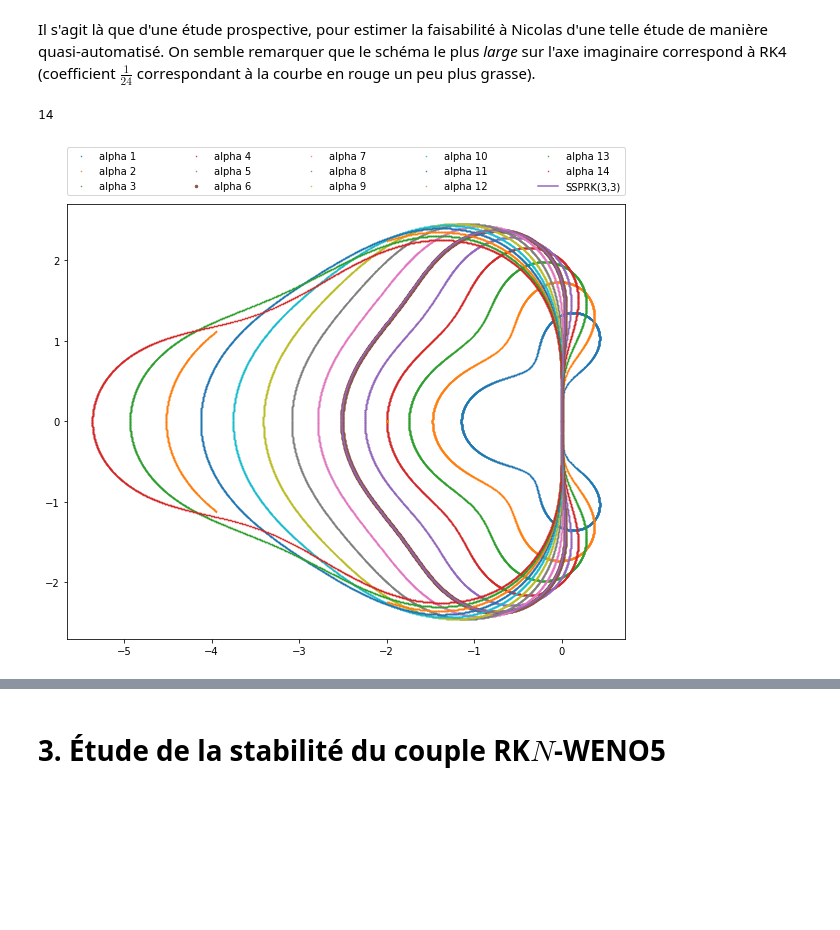
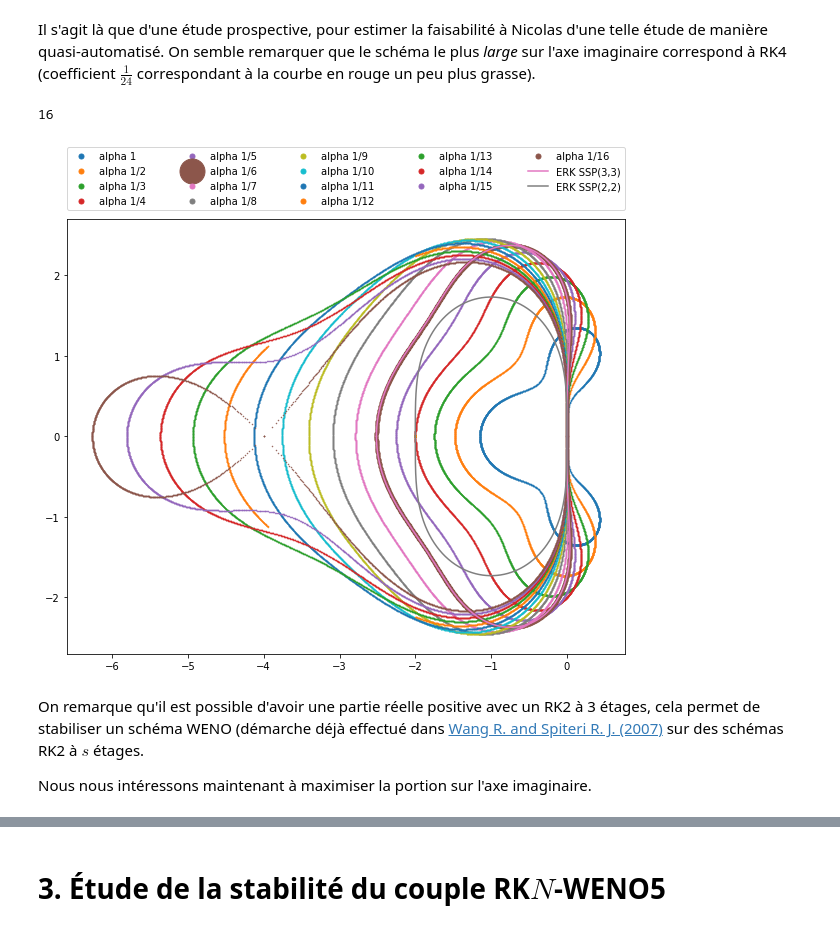
Before and after one commit to kivvix/miMaS, a Jupyter notebook: cfl_weno/cfl.ipynb, the cells around one changed output, grey strips where cells are left out. Cells and saved outputs as stored; diff of their text form; code cells hidden in the pictures; blank space fills up the shorter version.

```diff
--- a/cfl_weno/cfl.ipynb
+++ b/cfl_weno/cfl.ipynb
@@ -371,12 +399,14 @@ b2 = b(2)
 b3 = b(3)
 b4 = b(4)
 
+save_figsize = plt.rcParams['figure.figsize']
+plt.rcParams['figure.figsize'] = [10, 8]
 plt.plot(*reim(b1),label="RK1")
 plt.plot(*reim(b2),label="RK2")
 plt.plot(*reim(b3),label="RK3")
 plt.plot(*reim(b4),label="RK4")
-#plt.xlim([-0.1,0.1])
-#plt.axis('equal')
+plt.axis('equal')
 plt.legend(bbox_to_anchor=(0., 1.02, 1.,.102),loc=3,ncol=4,mode="expand",borderaxespad=0.)
 plt.show()
+plt.rcParams['figure.figsize'] = save_figsize
 # %% [output]
@@ -413,10 +443,6 @@ $$
 je dois explorer une autre méthode.
 # %%
 p5 = poly_carac(5)
-theta = sp.symbols("\\theta",real=True)
-theta = sp.Rational(2,100) # just test for a special value of theta
-sp.Poly((p5-sp.exp(I*theta)).evalf(),z,domain="CC")
-
 b5set = sp.solveset(p5-sp.exp(I*theta),z)
 b5set
 # %% [output]
@@ -496,11 +520,9 @@ p = un1.subs(lamb*dt,z).expand().collect(un).collect(z)/un
 
 def b_poly(p):
   bset = sp.solveset(sp.Eq(p,sp.exp(I*theta)),z)
-
   bcurve = []
-  for b in [ sp.lambdify(theta,b,'numpy') for b in bset ] :
-    tmp = b(data.phi)
-    bcurve.extend(tmp.tolist())
+  for (i,b) in enumerate([ sp.lambdify(theta,b,'numpy') for b in bset ]) :
+    bcurve.extend(b(data.phi))
   return np.array(sorted(bcurve,key=lambda z:np.angle(z+1)))
 
 b34 = b_poly(p)
@@ -508,10 +530,12 @@ b3  = b_poly(poly_carac(3)) # juste pour exemple pour montrer que l'équivalence
 
 save_figsize = plt.rcParams['figure.figsize']
 plt.rcParams['figure.figsize'] = [10, 8]
-plt.plot(*reim(b34),label="SSPRK(3,4)")
-plt.plot(*reim(b3),label="SSPRK(3,3)")
-plt.plot(*reim(b4),label="SSPRK(4,4)")
+plt.plot(*reim(b34),label="ERK SSP(4,3)")
+plt.plot(*reim(b3),label="ERK SSP(3,3)")
+plt.plot(*reim(b4),label="ERK SSP(4,4)")
 plt.legend(bbox_to_anchor=(0., 1.02, 1.,.102),loc=3,ncol=3,mode="expand",borderaxespad=0.)
+plt.plot(*reim(-1.923*weno.data),label="WENO")
+plt.axis('equal')
 plt.show()
 plt.rcParams['figure.figsize'] = save_figsize
 # %% [output]
@@ -538,10 +564,10 @@ for n in range(1,57,1):
   else:
     msize = 1
   bn = b_poly(p.subs(a,sp.Rational(1,n)))
-  plt.plot(*reim(bn),'.',markersize=msize,label="alpha %i"%n)
+  plt.plot(*reim(bn),'.',markersize=msize,label="alpha {}".format(sp.Rational(1,n)))
 print()
-plt.plot(*reim(b3),label="SSPRK(3,3)")
-plt.legend(bbox_to_anchor=(0., 1.02, 1.,.102),loc=3,ncol=5,mode="expand",borderaxespad=0.)
+plt.plot(*reim(b3),label="ERK SSP(3,3)")
+plt.legend(bbox_to_anchor=(0., 1.02, 1.,.102),loc=3,ncol=5,mode="expand",borderaxespad=0.,markerscale=10)
 plt.show()
 plt.rcParams['figure.figsize'] = save_figsize
 # %% [output]
@@ -552,27 +578,34 @@ Il s'agit là que d'une étude prospective, pour estimer la faisabilité à Nico
 # %%
 """
   même étude pour RK2 à 3 étages
 """
 
-a = sp.symbols("\\alpha")
+a = sp.symbols("\\alpha",real=True,positive=True)
 p = a*z**3 + poly_carac(2)
 
 save_figsize = plt.rcParams['figure.figsize']
 msize = 1
 plt.rcParams['figure.figsize'] = [10, 8]
-for n in range(1,15,1):
+for n in range(1,17,1):
   print(n,end="\r")
   if n == 6 :
     msize = 5
   else:
     msize = 1
   bn = b_poly(p.subs(a,sp.Rational(1,n)))
-  plt.plot(*reim(bn),'.',markersize=msize,label="alpha %i"%n)
+  plt.plot(*reim(bn),'.',markersize=msize,label="alpha {}".format(sp.Rational(1,n)))
 print()
-plt.plot(*reim(b3),label="SSPRK(3,3)")
-plt.legend(bbox_to_anchor=(0., 1.02, 1.,.102),loc=3,ncol=5,mode="expand",borderaxespad=0.)
+
+plt.plot(*reim(b3),label="ERK SSP(3,3)")
+plt.plot(*reim(b2),label="ERK SSP(2,2)")
+
+plt.legend(bbox_to_anchor=(0., 1.02, 1.,.102),loc=4,ncol=5,mode="expand",borderaxespad=0.,markerscale=10)
 plt.show()
 plt.rcParams['figure.figsize'] = save_figsize
 # %% [output]
-14
+16
-[figure, old version]
+[figure, new version]
+# %% [markdown]
+On remarque qu'il est possible d'avoir une partie réelle positive avec un RK2 à 3 étages, cela permet de stabiliser un schéma WENO (démarche déjà effectué dans [Wang R. and Spiteri R. J. (2007)](https://doi.org/10.1137/050637868) sur des schémas RK2 à $s$ étages.
+
+Nous nous intéressons maintenant à maximiser la portion sur l'axe imaginaire.
```
Also changed, not shown: parts of 35 cells of this notebook, 4 other files.
